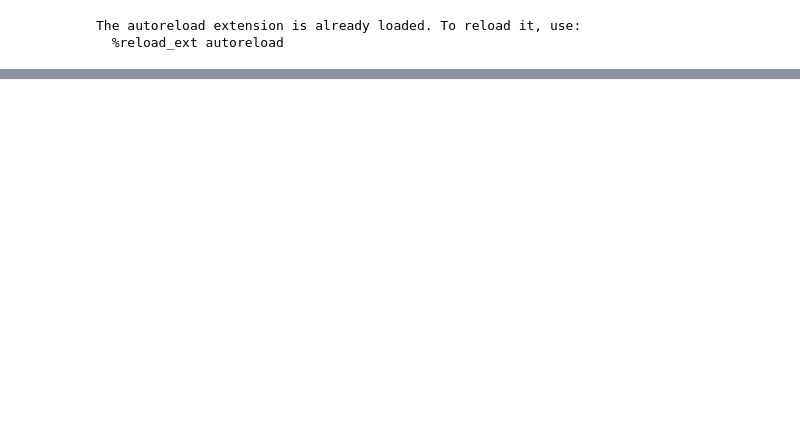
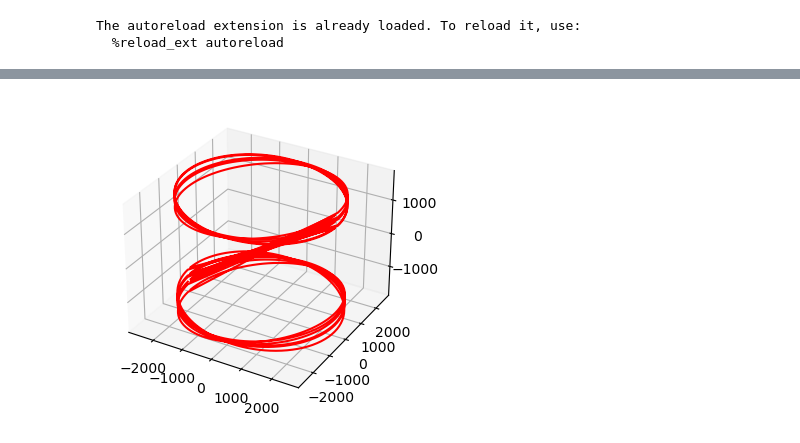
Before and after one commit to gutter-mouth/InchwormMeasurement, a Jupyter notebook: simulate_20221030.ipynb, the cells around one changed output, grey strips where cells are left out. Saved outputs shown, nothing was run; the diff lists cells and outputs as text; code cells hidden in the pictures; blank space fills up the shorter version.

Commit message:
add rotation test

```diff
--- a/simulate_20221030.ipynb
+++ b/simulate_20221030.ipynb
@@ -108,0 +319,33 @@ array([[1., 1., 1., 1.],
+# %%
+from inchworm_measurement.laser import Laser
+from inchworm_measurement import utils
+
+def get_default_laser_ring():
+    # ring laser for structured light
+    m = 100
+    origin3 = np.zeros((3, m))
+    direction3 = np.array(
+        [[np.cos(i*np.pi/m*2), np.sin(i*np.pi/m*2), 0] for i in range(m)]).T
+    R = Laser(origin3, direction3)
+    return R
+
+
+T = []
+for i in range(11):
+    loop = 3
+    deg = np.min([i%(loop*4), (loop*4)-i%(loop*4)])-loop
+    R = Rotation.from_rotvec([0,10*deg/np.pi,0]).as_matrix()
+    # t = np.array([[0,0, 100*i]]).T
+    t = np.array([[0,0, 10*i]]).T
+    T.append(np.vstack([np.hstack([R,t]), np.array([[0,0,0,1]])]))
+base_motion = np.array(T)
+
+
+R = get_default_laser_ring()
+R.dataset_generate(base_motion, {"radius": 2500})
+# [origin, direction] = R.transform(base_motion[0,:,:])
+# utils.plot3( S.R.P[0])
+utils.plot3(np.hstack( S.R.P))
+# utils.plot3(origin+direction*100)
+# %% [output]
+[figure, added]
```
Also changed, not shown: parts of 16 cells of this notebook.
